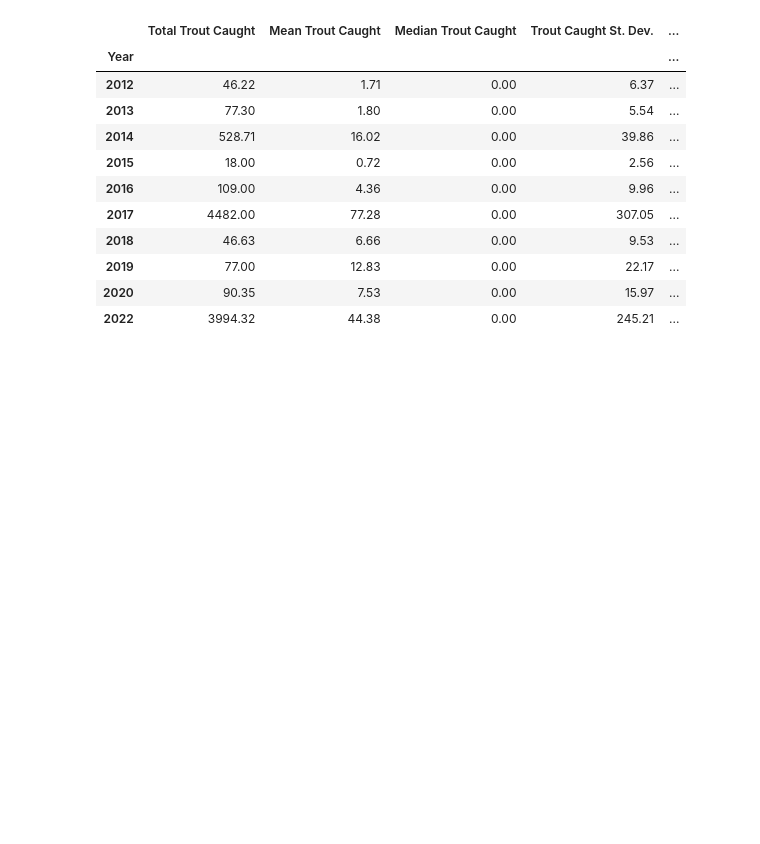
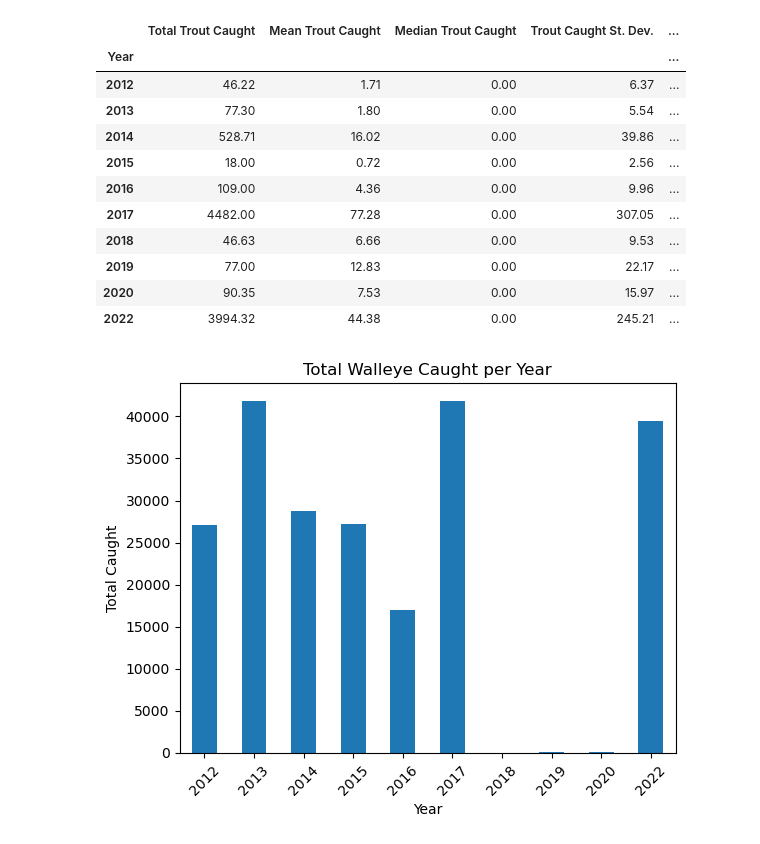
Before and after one commit to jules-krohn/Project1_Group7, a Jupyter notebook: FishingDataCode 1.ipynb, the cells around one changed output. Cells and saved outputs as stored; diff of their text form; code cells hidden in the pictures; blank space fills up the shorter version.

Commit message:
with graphs

```diff
--- a/FishingDataCode 1.ipynb
+++ b/FishingDataCode 1.ipynb
@@ -142,3 +145,12 @@ rain_chip_df
 | 2019 | 77.00 | 12.83 | 0.00 | 22.17 | ... |
 | 2020 | 90.35 | 7.53 | 0.00 | 15.97 | ... |
 | 2022 | 3994.32 | 44.38 | 0.00 | 245.21 | ... |
+# %%
+walchiptot.plot.bar()
+plt.xlabel('Year')
+plt.ylabel('Total Caught')
+plt.title('Total Walleye Caught per Year')
+plt.xticks(rotation=45)
+plt.show()
+# %% [output]
+[figure, added]
```
Also changed, not shown: parts of 4 cells of this notebook.
